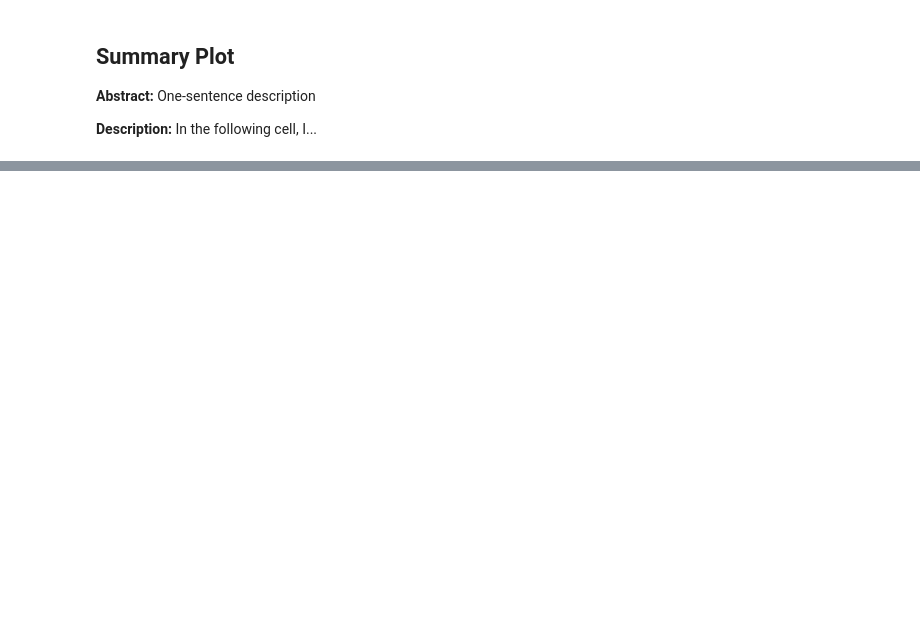
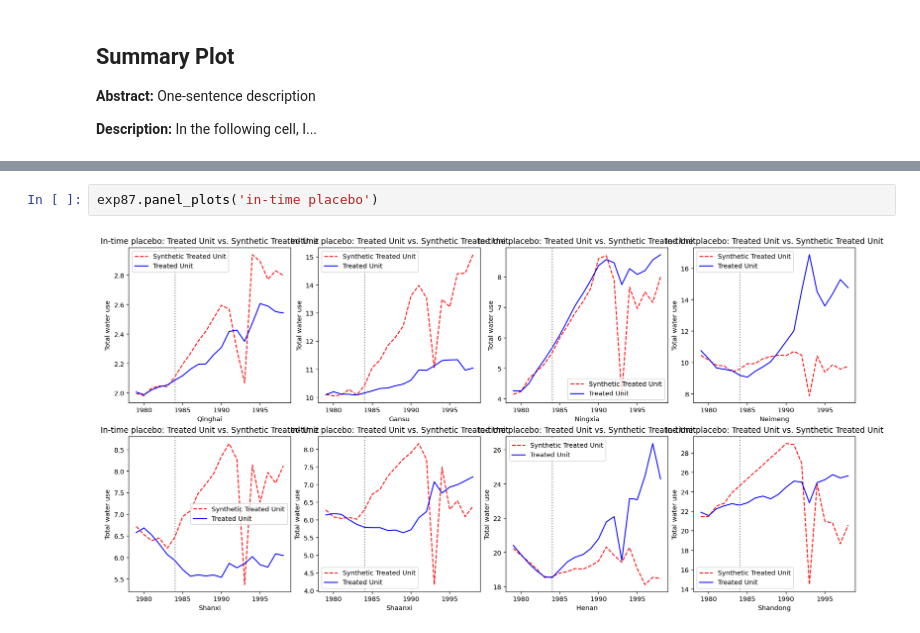
Before and after one commit to SongshGeo/Water-Allocation-Institution, a Jupyter notebook: notebooks/04_ContextPlotting.ipynb, the cells around one changed output, grey strips where cells are left out. Drawn from its saved outputs; the diff is of its cells as text; blank space fills up the shorter version.

```diff
--- a/notebooks/04_ContextPlotting.ipynb
+++ b/notebooks/04_ContextPlotting.ipynb
@@ -274,3 +274,7 @@ exp87.panel_plots('in-space placebo')
+# %%
+exp87.panel_plots('in-time placebo')
+# %% [output]
+[figure, added]
 # %%
 exp98.panel_plots()
 # %% [output]
```
Also changed, not shown: parts of 14 cells of this notebook, 37 other files.
